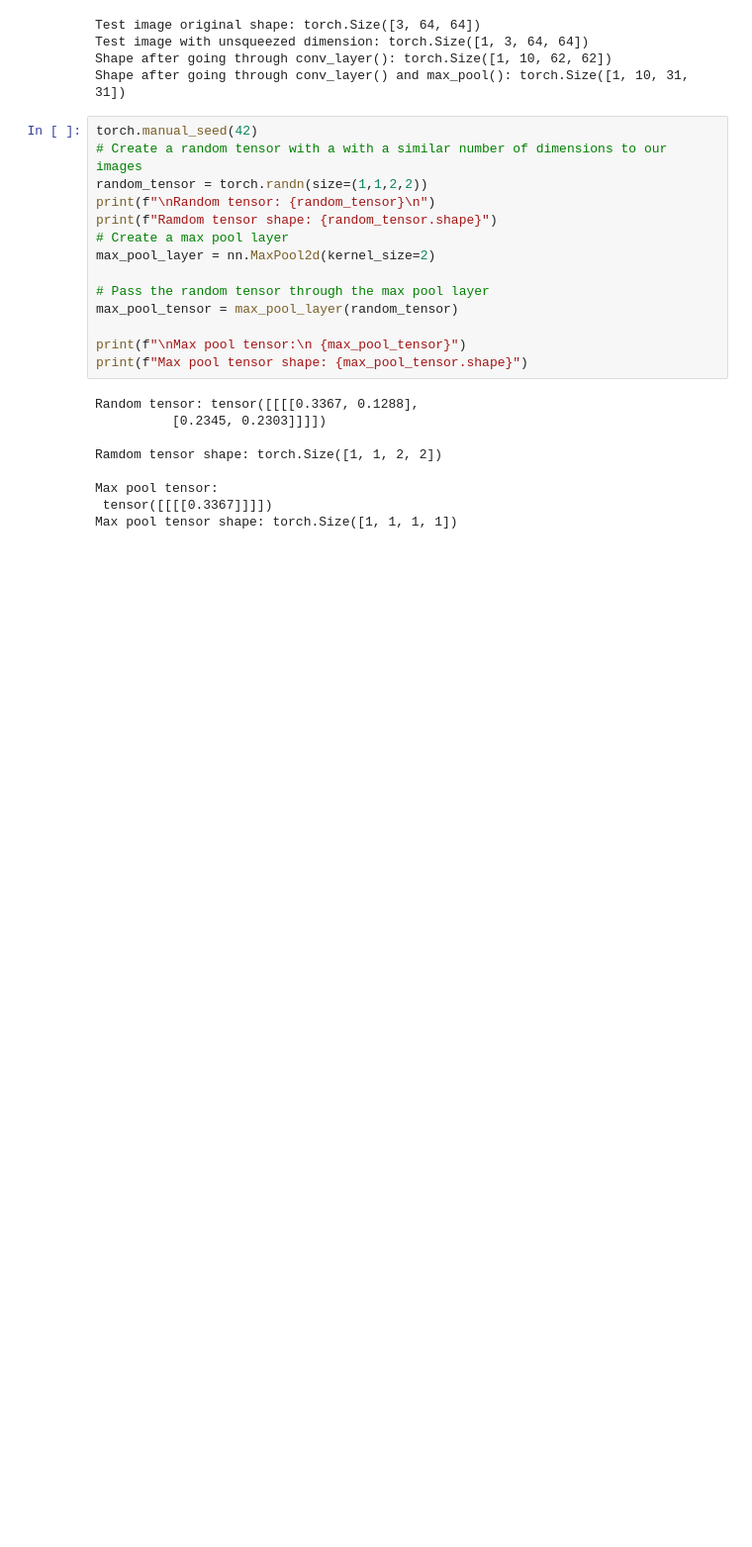
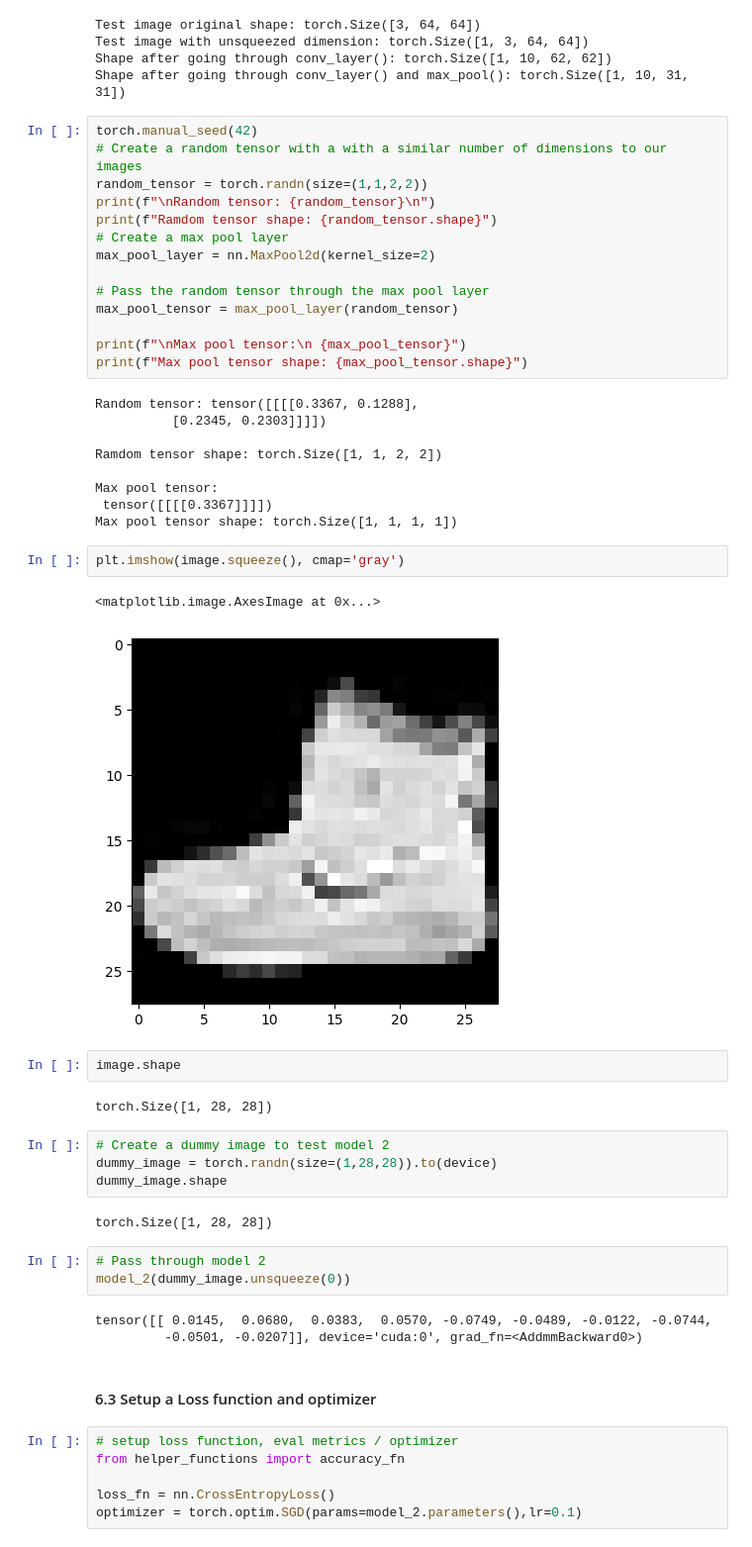
Before and after one commit to LaurentSeguin/Learning_ML, a Jupyter notebook: Basics_Of_Computer_Vision_With_Pytorch.ipynb, the cells around one changed output. Shown: that part at 99% size. Saved outputs shown, nothing was run; the diff lists cells and outputs as text; blank space fills up the shorter version.

```diff
--- a/Basics_Of_Computer_Vision_With_Pytorch.ipynb
+++ b/Basics_Of_Computer_Vision_With_Pytorch.ipynb
@@ -847,3 +849,32 @@ Ramdom tensor shape: torch.Size([1, 1, 2, 2])
 Max pool tensor:
  tensor([[[[0.3367]]]])
 Max pool tensor shape: torch.Size([1, 1, 1, 1])
+# %%
+plt.imshow(image.squeeze(), cmap='gray')
+# %% [output]
+<matplotlib.image.AxesImage at 0x...>
+[figure, added]
+# %%
+image.shape
+# %% [output]
+torch.Size([1, 28, 28])
+# %%
+# Create a dummy image to test model 2
+dummy_image = torch.randn(size=(1,28,28)).to(device)
+dummy_image.shape
+# %% [output]
+torch.Size([1, 28, 28])
+# %%
+# Pass through model 2
+model_2(dummy_image.unsqueeze(0))
+# %% [output]
+tensor([[ 0.0145,  0.0680,  0.0383,  0.0570, -0.0749, -0.0489, -0.0122, -0.0744,
+         -0.0501, -0.0207]], device='cuda:0', grad_fn=<AddmmBackward0>)
+# %% [markdown]
+#### 6.3 Setup a Loss function and optimizer
+# %%
+# setup loss function, eval metrics / optimizer
+from helper_functions import accuracy_fn
+
+loss_fn = nn.CrossEntropyLoss()
+optimizer = torch.optim.SGD(params=model_2.parameters(),lr=0.1)
```
Also changed, not shown: parts of 15 cells of this notebook.
